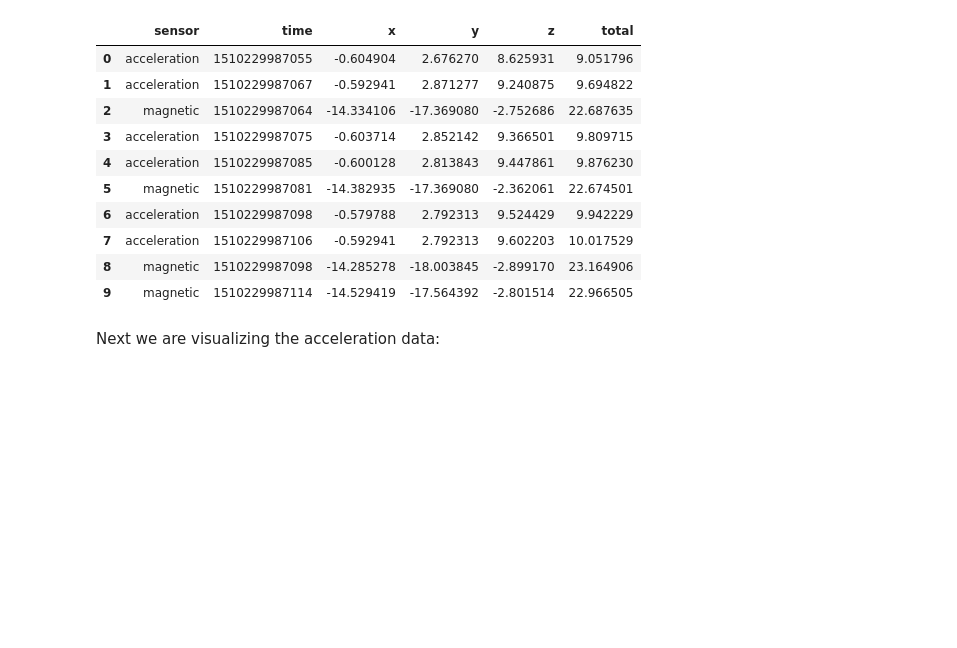
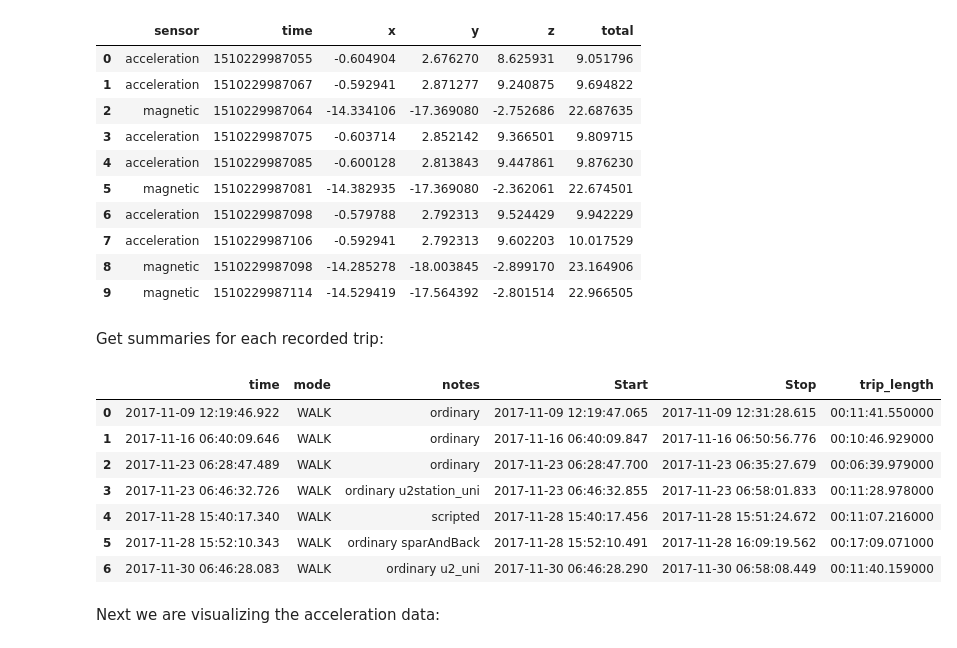
Before and after one commit to univie-datamining-team3/assignment2, a Jupyter notebook: notebooks/1.0-lm-basic-data-exploration.ipynb, the cells around one changed output. Saved outputs shown, nothing was run; the diff lists cells and outputs as text; code cells hidden in the pictures; blank space fills up the shorter version.

Commit message:
added get_trip_summaries function, preprocessing timestamps calculation return now only copies and do not change the original variables, use of new function is illustrated in notebook

```diff
--- a/notebooks/1.0-lm-basic-data-exploration.ipynb
+++ b/notebooks/1.0-lm-basic-data-exploration.ipynb
@@ -127,6 +129,19 @@ dfs[trip_nr]["sensor"].head(10)
 | 7 | acceleration | 1510229987106 | -0.592941 | 2.792313 | 9.602203 | 10.017529 |
 | 8 | magnetic | 1510229987098 | -14.285278 | -18.003845 | -2.899170 | 23.164906 |
 | 9 | magnetic | 1510229987114 | -14.529419 | -17.564392 | -2.801514 | 22.966505 |
+# %% [markdown]
+Get summaries for each recorded trip:
+# %%
+get_trip_summaries(dfs, convert_time=True)
+# %% [output]
+|  | time | mode | notes | Start | Stop | trip_length |
+| 0 | 2017-11-09 12:19:46.922 | WALK | ordinary | 2017-11-09 12:19:47.065 | 2017-11-09 12:31:28.615 | 00:11:41.550000 |
+| 1 | 2017-11-16 06:40:09.646 | WALK | ordinary | 2017-11-16 06:40:09.847 | 2017-11-16 06:50:56.776 | 00:10:46.929000 |
+| 2 | 2017-11-23 06:28:47.489 | WALK | ordinary | 2017-11-23 06:28:47.700 | 2017-11-23 06:35:27.679 | 00:06:39.979000 |
+| 3 | 2017-11-23 06:46:32.726 | WALK | ordinary u2station_uni | 2017-11-23 06:46:32.855 | 2017-11-23 06:58:01.833 | 00:11:28.978000 |
+| 4 | 2017-11-28 15:40:17.340 | WALK | scripted | 2017-11-28 15:40:17.456 | 2017-11-28 15:51:24.672 | 00:11:07.216000 |
+| 5 | 2017-11-28 15:52:10.343 | WALK | ordinary sparAndBack | 2017-11-28 15:52:10.491 | 2017-11-28 16:09:19.562 | 00:17:09.071000 |
+| 6 | 2017-11-30 06:46:28.083 | WALK | ordinary u2_uni | 2017-11-30 06:46:28.290 | 2017-11-30 06:58:08.449 | 00:11:40.159000 |
 # %% [markdown]
 Next we are visualizing the acceleration data:
 # %%
```
Also changed, not shown: parts of 4 cells of this notebook, 2 other files.
